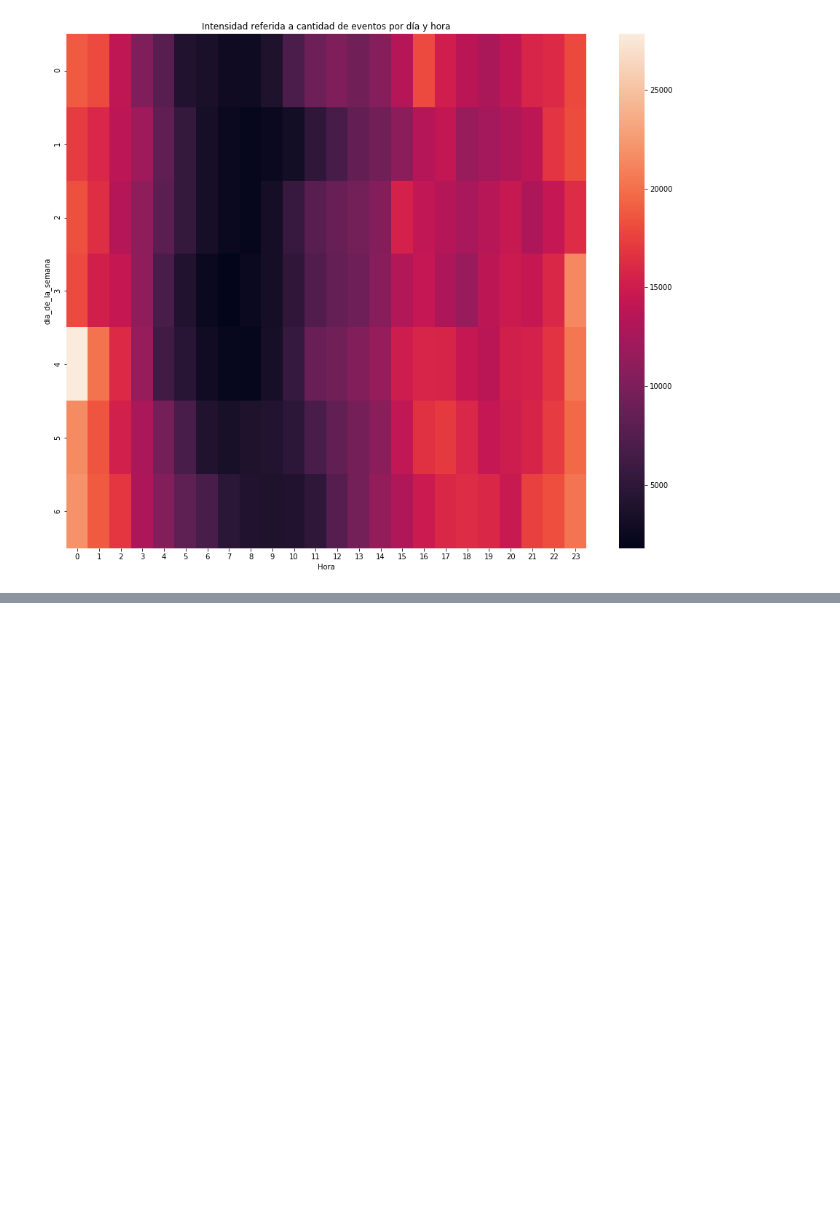
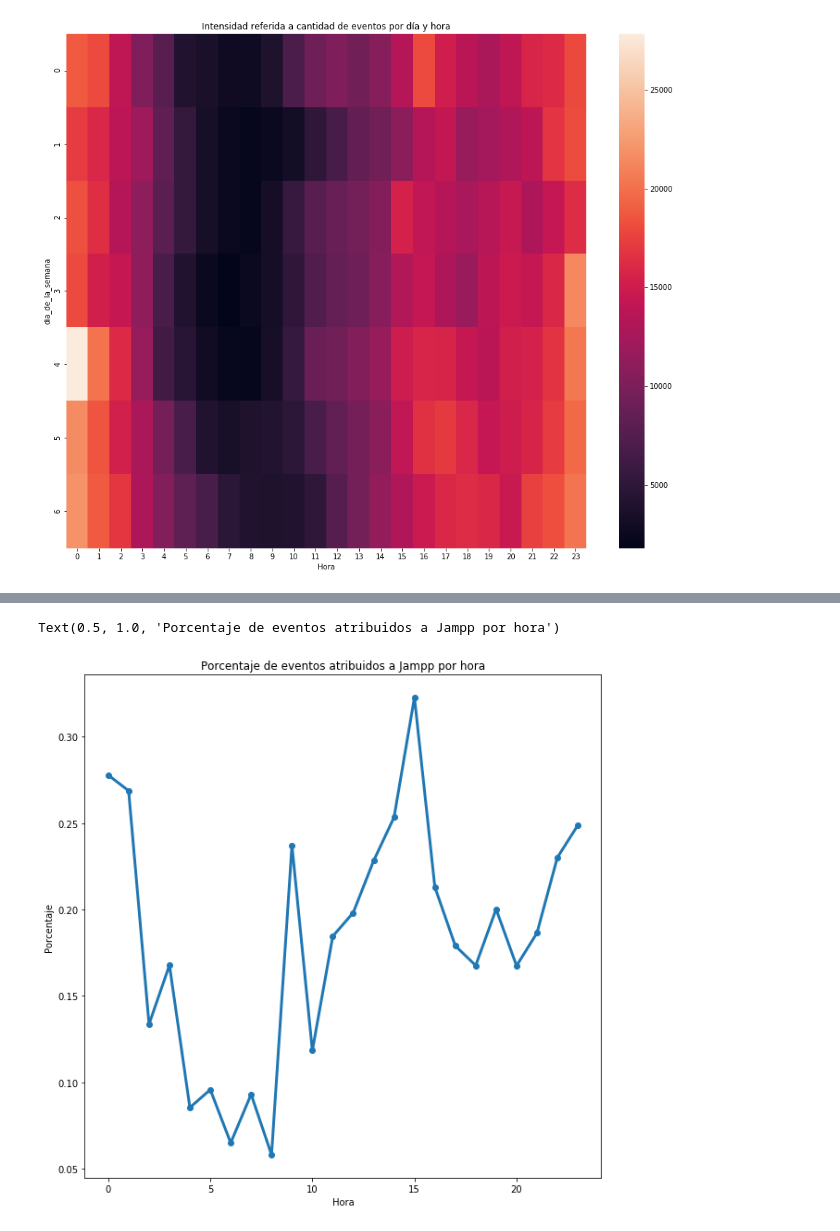
Before and after one commit to AlejandroKler/Datanesa, a Jupyter notebook: EvolucionEventosPorHora.ipynb, the cells around one changed output, grey strips where cells are left out. Saved outputs shown, nothing was run; the diff lists cells and outputs as text; code cells hidden in the pictures; blank space fills up the shorter version.

```diff
--- a/EvolucionEventosPorHora.ipynb
+++ b/EvolucionEventosPorHora.ipynb
@@ -75,0 +75,17 @@ Text(0.5, 1.0, 'Intensidad referida a cantidad de eventos por día y hora')
+# %%
+events2['Hora'] = events['date'].dt.hour
+events2['cant_ocurrencias'] = 1
+# %%
+eventos_atribuidos = events2.loc[events2['attributed'] == 'True']
+group_eventos_atribuidos = eventos_atribuidos.groupby('Hora').agg({'cant_ocurrencias':'count'})
+# %%
+group_eventos = events2.groupby('Hora').agg({'cant_ocurrencias':'count'})
+# %%
+group_eventos_atribuidos['porcentaje'] = (group_eventos_atribuidos['cant_ocurrencias']*100/group_eventos['cant_ocurrencias'])
+# %%
+plot = group_eventos_atribuidos.drop(columns = ['cant_ocurrencias']).plot(figsize = (10,10), legend = False, linewidth = 3, style='-o')
+plot.set_ylabel("Porcentaje")
+plot.set_title("Porcentaje de eventos atribuidos a Jampp por hora")
+# %% [output]
+Text(0.5, 1.0, 'Porcentaje de eventos atribuidos a Jampp por hora')
+[figure, added]
```
Also changed, not shown: parts of 4 cells of this notebook, 1 other file.
